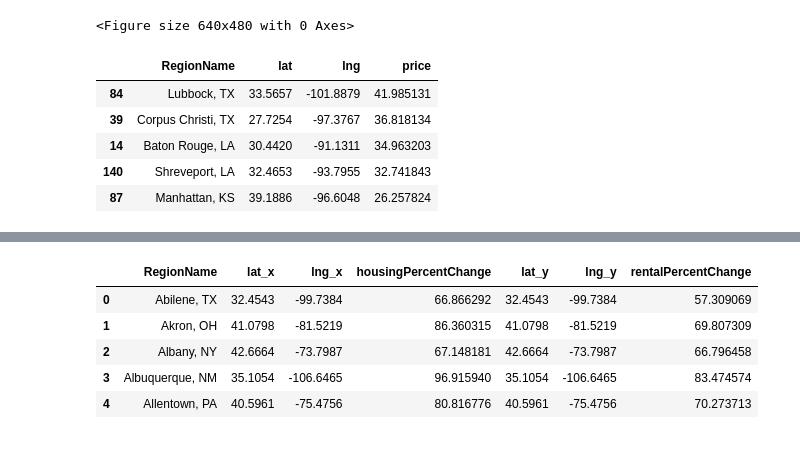
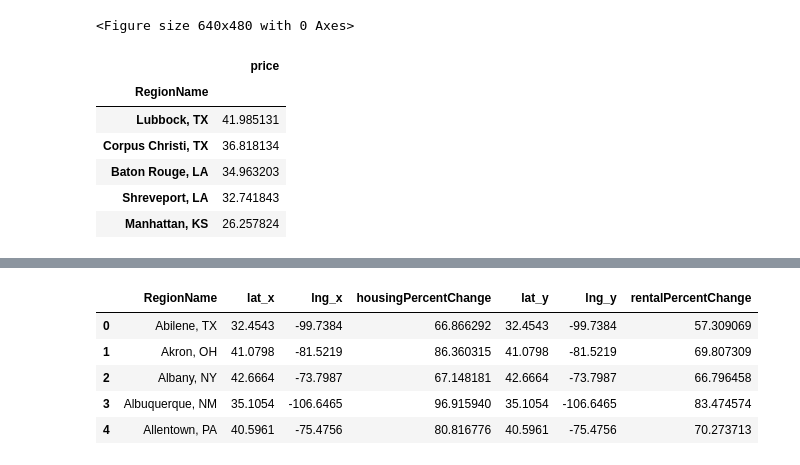
Before and after one commit to elgnol/RealEstate_Project_3, a Jupyter notebook: Analysis/Data_analysis_tatyana.ipynb, the cells around one changed output, grey strips where cells are left out. Cells and saved outputs as stored; diff of their text form; code cells hidden in the pictures.

```diff
--- a/Analysis/Data_analysis_tatyana.ipynb
+++ b/Analysis/Data_analysis_tatyana.ipynb
@@ -507,13 +508,16 @@ plt.tight_layout()
 # %%
 # show bottom 5 rental price changes
 rental_bottom_5 = rental_percents.sort_values(by = 'price', ascending = False).tail()
+rental_bottom_5 = rental_bottom_5[["RegionName", "price"]]
+rental_bottom_5 = rental_bottom_5.set_index("RegionName", drop=True)
 rental_bottom_5
 # %% [output]
-|  | RegionName | lat | lng | price |
-| 84 | Lubbock, TX | 33.5657 | -101.8879 | 41.985131 |
-| 39 | Corpus Christi, TX | 27.7254 | -97.3767 | 36.818134 |
-| 14 | Baton Rouge, LA | 30.4420 | -91.1311 | 34.963203 |
-| 140 | Shreveport, LA | 32.4653 | -93.7955 | 32.741843 |
-| 87 | Manhattan, KS | 39.1886 | -96.6048 | 26.257824 |
+|  | price |
+| RegionName |  |
+| Lubbock, TX | 41.985131 |
+| Corpus Christi, TX | 36.818134 |
+| Baton Rouge, LA | 34.963203 |
+| Shreveport, LA | 32.741843 |
+| Manhattan, KS | 26.257824 |
 # %%
 # bar plot for cities with lowest rental price increases
```
Also changed, not shown: parts of 25 cells of this notebook, 7 other files.
